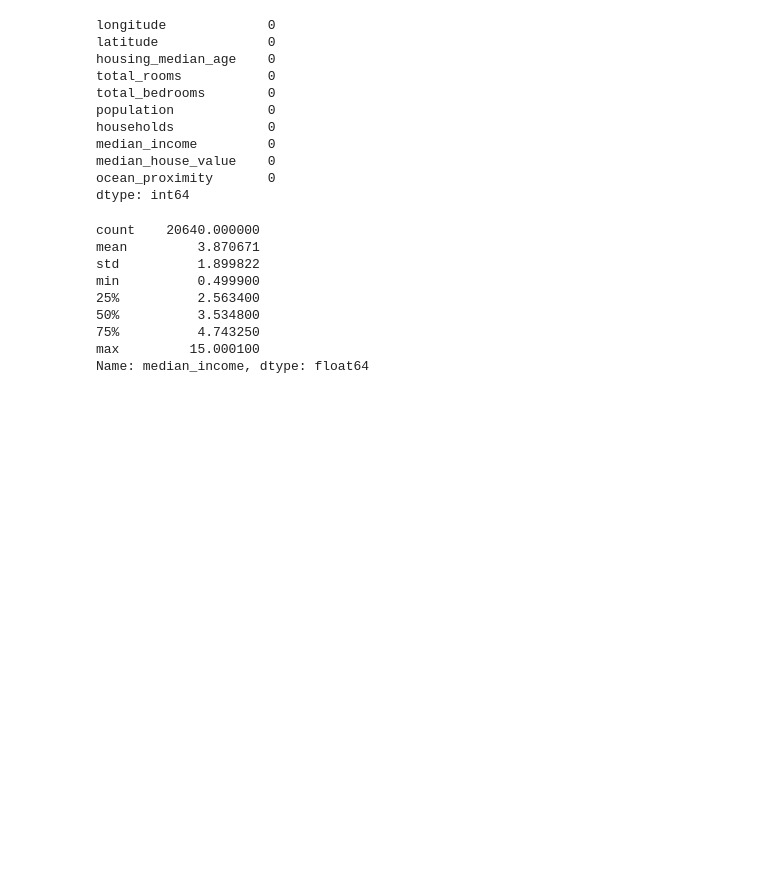
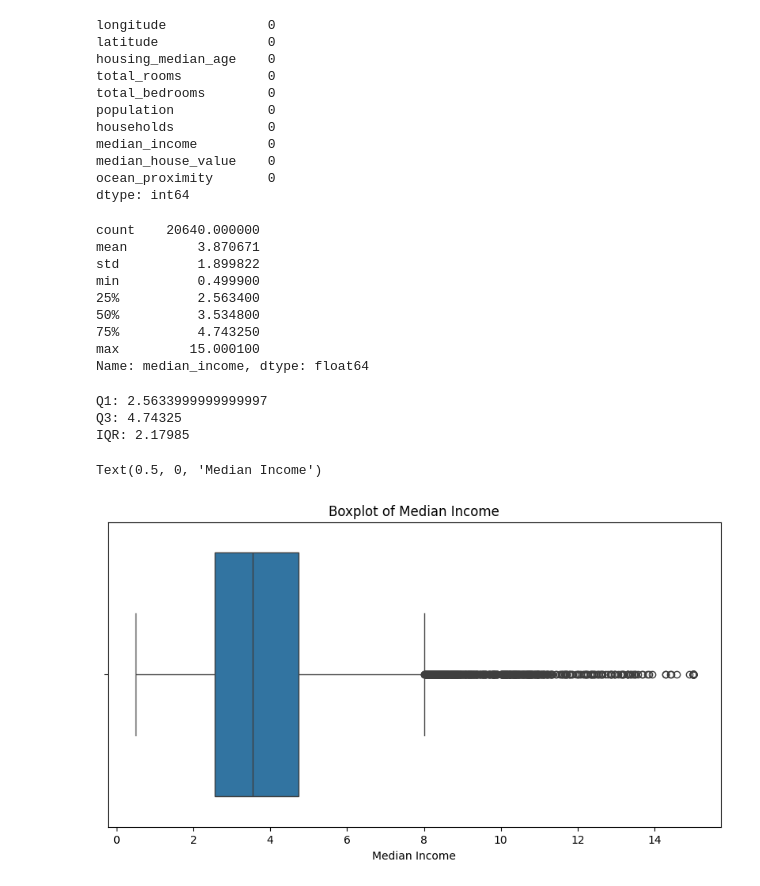
Before and after one commit to ponnusamy-krish/california_housing_analysis, a Jupyter notebook: fifth.ipynb, the cells around one changed output. Drawn from its saved outputs; the diff is of its cells as text; code cells hidden in the pictures; blank space fills up the shorter version.

```diff
--- a/fifth.ipynb
+++ b/fifth.ipynb
@@ -283,3 +283,23 @@ min          0.499900
 75%          4.743250
 max         15.000100
 Name: median_income, dtype: float64
+# %%
+Q1 = df['median_income'].quantile(0.25)
+Q3 = df['median_income'].quantile(0.75)
+IQR = Q3 - Q1
+
+
+print("Q1:", Q1)
+print("Q3:", Q3)
+print("IQR:", IQR)
+
+plt.figure(figsize=(10,5))
+sns.boxplot(x=df['median_income'])
+plt.title("Boxplot of Median Income")
+plt.xlabel("Median Income")
+# %% [output]
+Q1: 2.5633999999999997
+Q3: 4.74325
+IQR: 2.17985
+Text(0.5, 0, 'Median Income')
+[figure, added]
```
Also changed, not shown: parts of 4 cells of this notebook.
